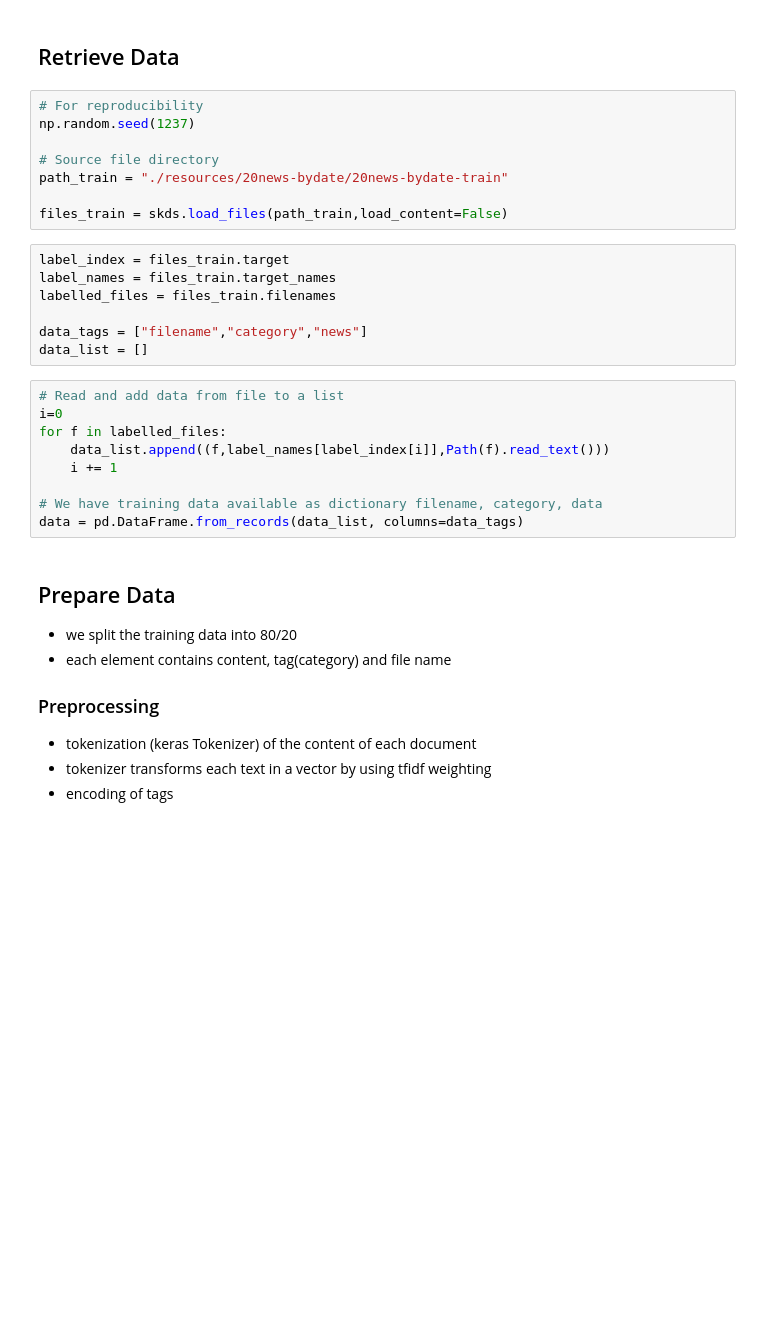
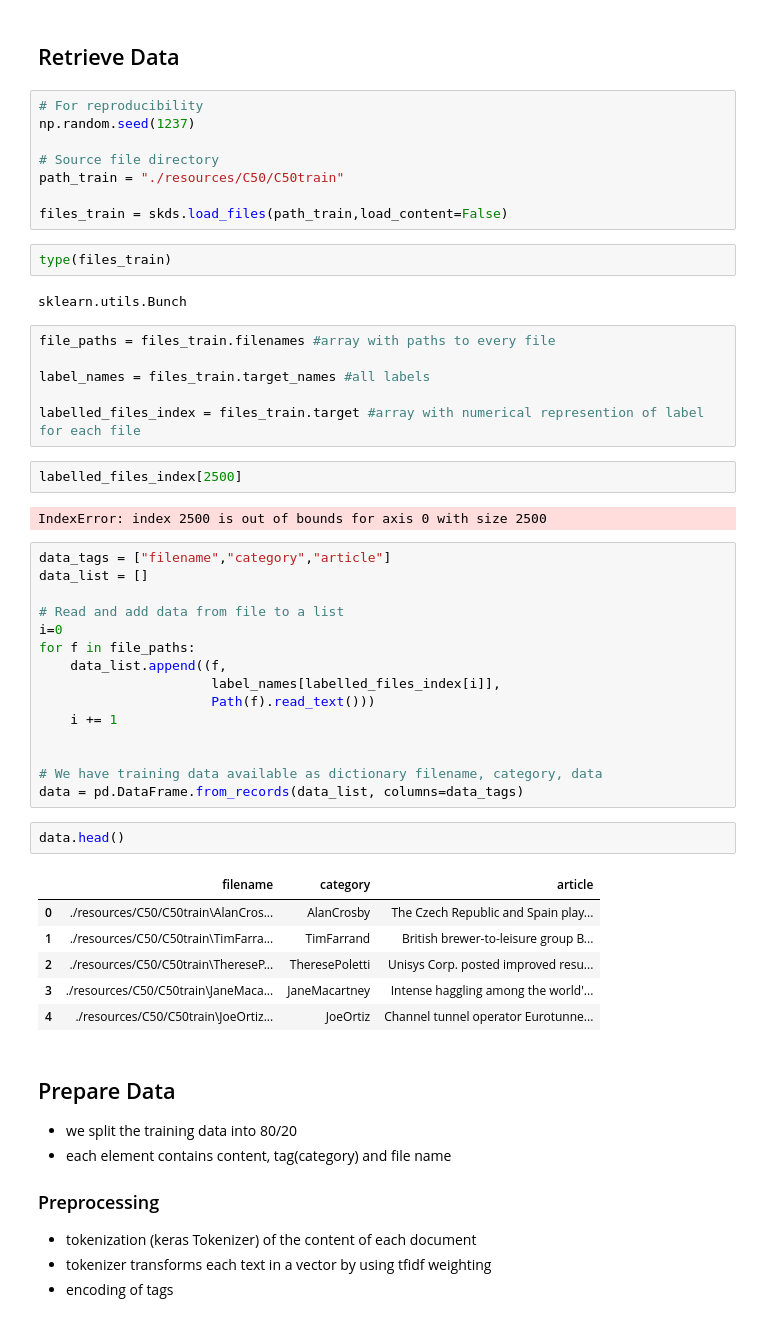
Before and after one commit to spinfo/LSS_DLwithText, a Jupyter notebook: TextClassification/TextClassification.ipynb, the cells around one changed output. Saved outputs shown, nothing was run; the diff lists cells and outputs as text; blank space fills up the shorter version.

Commit message:
changed data set

```diff
--- a/TextClassification/TextClassification.ipynb
+++ b/TextClassification/TextClassification.ipynb
@@ -23,25 +24,47 @@ Using TensorFlow backend.
 np.random.seed(1237)
 
 # Source file directory
-path_train = "./resources/20news-bydate/20news-bydate-train"
+path_train = "./resources/C50/C50train"
 
 files_train = skds.load_files(path_train,load_content=False)
-# %%
-label_index = files_train.target
-label_names = files_train.target_names
-labelled_files = files_train.filenames
-
-data_tags = ["filename","category","news"]
-data_list = []
+# %%
+type(files_train)
+# %% [output]
+sklearn.utils.Bunch
+# %%
+file_paths = files_train.filenames #array with paths to every file
+
+label_names = files_train.target_names #all labels
+
+labelled_files_index = files_train.target #array with numerical represention of label for each file
+# %%
+labelled_files_index[2500]
+# %% [output]
+IndexError: index 2500 is out of bounds for axis 0 with size 2500
 # %%
+data_tags = ["filename","category","article"]
+data_list = []
+
 # Read and add data from file to a list
 i=0
-for f in labelled_files:
-    data_list.append((f,label_names[label_index[i]],Path(f).read_text()))
+for f in file_paths:
+    data_list.append((f,
+                      label_names[labelled_files_index[i]],
+                      Path(f).read_text()))
     i += 1
+
 
 # We have training data available as dictionary filename, category, data
 data = pd.DataFrame.from_records(data_list, columns=data_tags)
+# %%
+data.head()
+# %% [output]
+|  | filename | category | article |
+| 0 | ./resources/C50/C50train\AlanCros... | AlanCrosby | The Czech Republic and Spain play... |
+| 1 | ./resources/C50/C50train\TimFarra... | TimFarrand | British brewer-to-leisure group B... |
+| 2 | ./resources/C50/C50train\ThereseP... | TheresePoletti | Unisys Corp. posted improved resu... |
+| 3 | ./resources/C50/C50train\JaneMaca... | JaneMacartney | Intense haggling among the world'... |
+| 4 | ./resources/C50/C50train\JoeOrtiz... | JoeOrtiz | Channel tunnel operator Eurotunne... |
 # %% [markdown]
 ## Prepare Data
 
```
Also changed, not shown: parts of 17 cells of this notebook.
